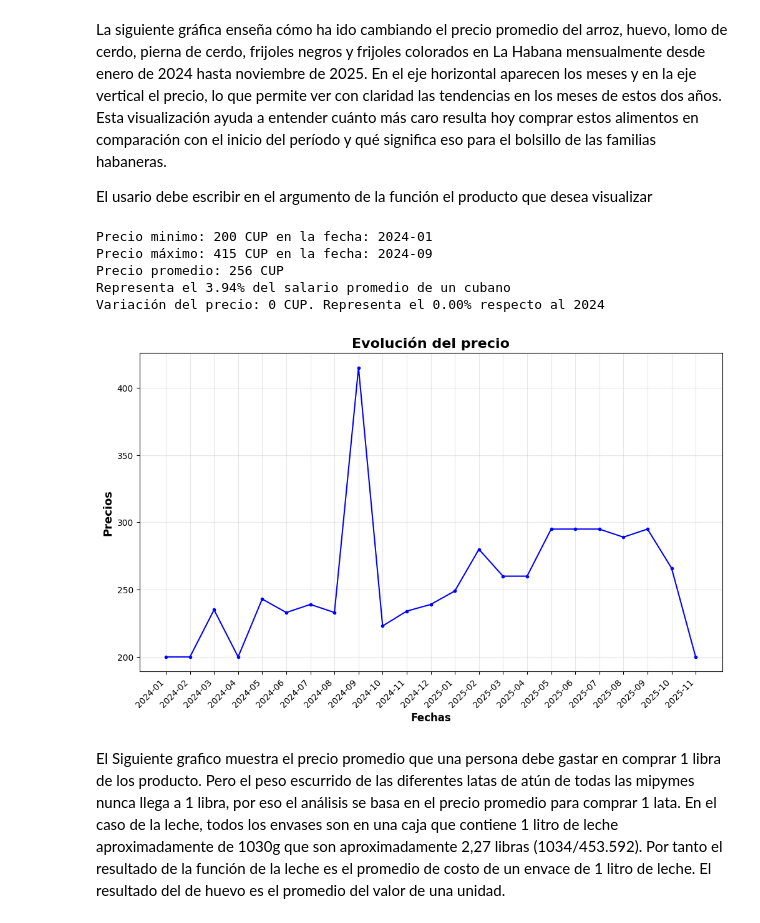
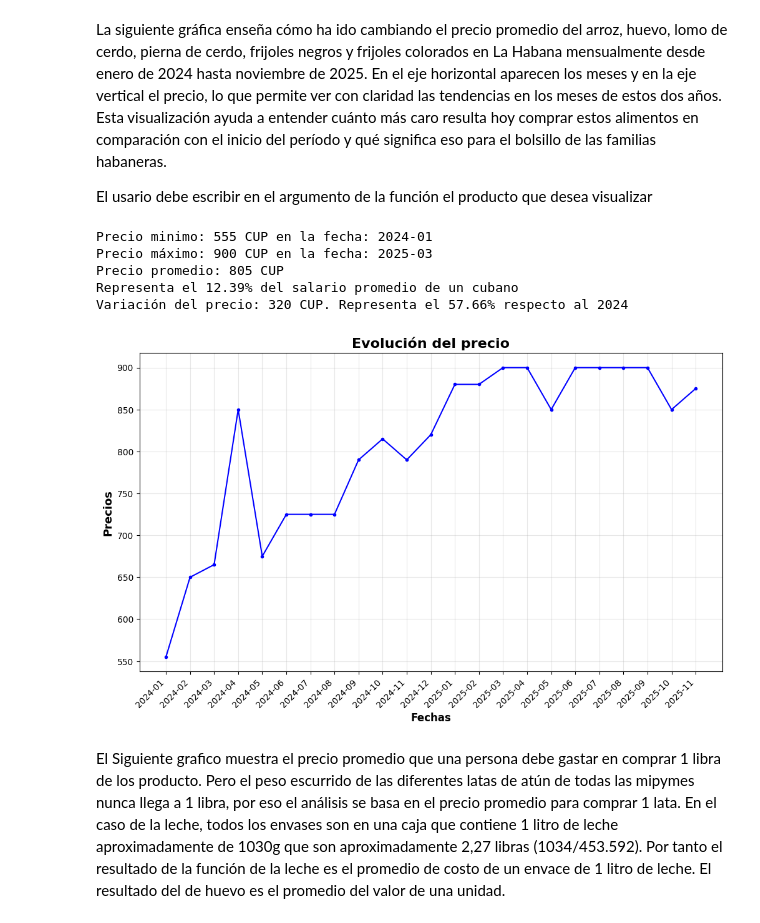
Before and after one commit to datascienceelias-png/proyecto_pipymes, a Jupyter notebook: analisis.ipynb, the cells around one changed output. Drawn from its saved outputs; the diff is of its cells as text; code cells hidden in the pictures.

```diff
--- a/analisis.ipynb
+++ b/analisis.ipynb
@@ -69,24 +73,27 @@ La siguiente gráfica enseña cómo ha ido cambiando el precio promedio del arro
 
 El usario debe escribir en el argumento de la función el producto que desea visualizar
 # %%
-fechas, promedio_precio = fn.datos_evolución_precios(evolución_precios, "arroz")
+fechas, promedio_precio = fn.datos_evolución_precios(evolución_precios, "pierna de cerdo")
 
 print(f"Precio minimo: {min(promedio_precio)} CUP en la fecha: {fechas[promedio_precio.index(min(promedio_precio))]}")
+
 print(f"Precio máximo: {max(promedio_precio)} CUP en la fecha: {fechas[promedio_precio.index(max(promedio_precio))]}")
+
 promedio_24meses = round(sum(promedio_precio)/len(promedio_precio))
 print(f"Precio promedio: {promedio_24meses} CUP")
 
 print(f"Representa el {(promedio_24meses/6499 * 100):.2f}% del salario promedio de un cubano")
+
 print(f"Variación del precio: {promedio_precio[-1] - promedio_precio[0]} CUP. Representa el {((promedio_precio[-1] - promedio_precio[0])/ promedio_precio[0]*100):.2f}% respecto al 2024")
 
 gr.evolución_precios(promedio_precio,fechas)
 # %% [output]
-Precio minimo: 200 CUP en la fecha: 2024-01
-Precio máximo: 415 CUP en la fecha: 2024-09
-Precio promedio: 256 CUP
-Representa el 3.94% del salario promedio de un cubano
-Variación del precio: 0 CUP. Representa el 0.00% respecto al 2024
+Precio minimo: 555 CUP en la fecha: 2024-01
+Precio máximo: 900 CUP en la fecha: 2025-03
+Precio promedio: 805 CUP
+Representa el 12.39% del salario promedio de un cubano
+Variación del precio: 320 CUP. Representa el 57.66% respecto al 2024
-[figure, old version]
+[figure, new version]
 # %% [markdown]
 El Siguiente grafico muestra el precio promedio que una persona debe gastar en comprar 1 libra de los producto. Pero el peso escurrido de las diferentes latas de atún de todas las mipymes nunca llega a 1 libra, por eso el análisis se basa en el precio promedio para comprar 1 lata. En el caso de la leche, todos los envases son en una caja que contiene 1 litro de leche aproximadamente de 1030g que son aproximadamente 2,27 libras (1034/453.592). Por tanto el resultado de la función de la leche es el promedio de costo de un envace de 1 litro de leche. El resultado del de huevo es el promedio del valor de una unidad.
 # %%
```
Also changed, not shown: parts of 4 cells of this notebook, 2 other files.
